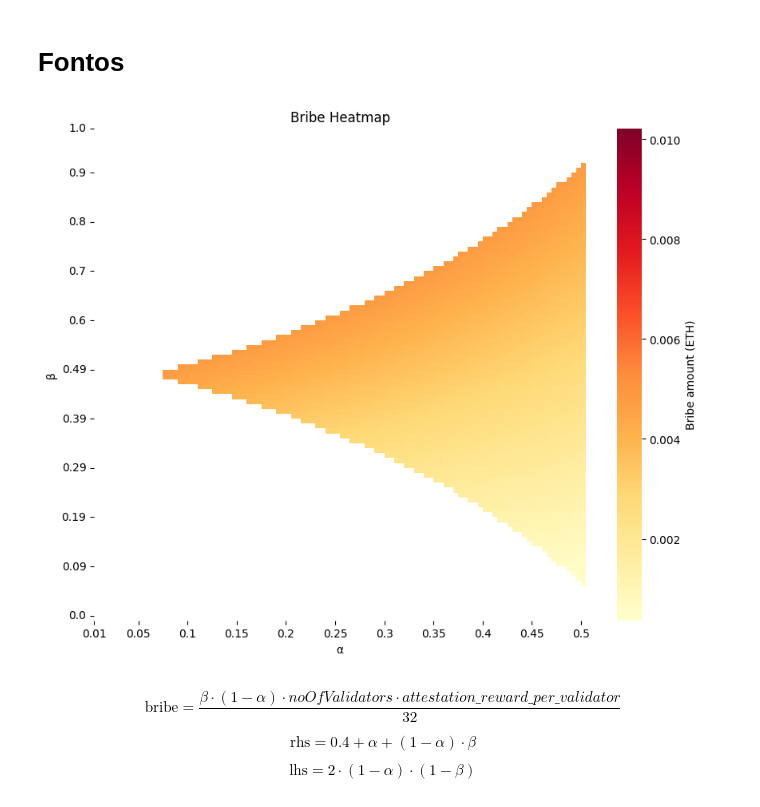
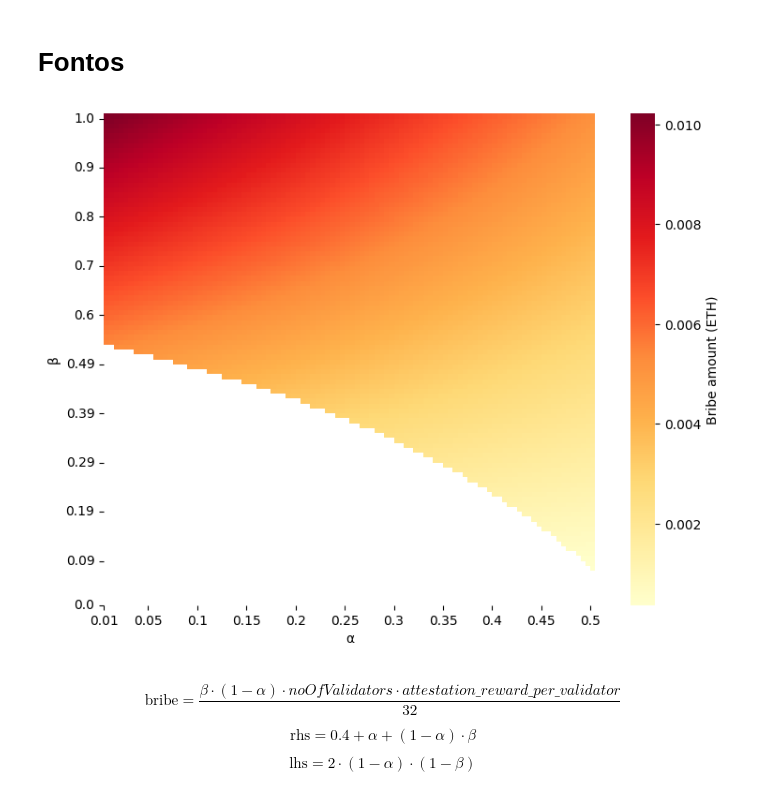
Before and after one commit to 0xSooki/bribery-zoo, a Jupyter notebook: Figures/playground.ipynb, the cells around one changed output. Drawn from its saved outputs; the diff is of its cells as text; code cells hidden in the pictures.

```diff
--- a/Figures/playground.ipynb
+++ b/Figures/playground.ipynb
@@ -122,38 +124,40 @@ for i, beta in enumerate(beta_vals):
 
         rhs = 0.4 + alpha + (1 - alpha) * beta
         #rhs = alpha * canonical_length + F * alpha * L + F * beta * (1 - alpha) * L
 
         if lhs < rhs:
 
             bribe[i, j] = beta * (1 - alpha) * noOfValidators * attestation_reward_per_validator / 32
             #bribe[i, j] = L * beta * (1 - alpha) * noOfValidators * attestation_reward_per_validator / 32
 
         # ábrázolni: (1-\alpha) \cdot \beta
 
 
 vmin_bribe = np.nanmin(bribe)
 vmax_bribe = np.nanmax(bribe)
 
 xticks_idx = np.linspace(0, len(alpha_vals)-1, 11, dtype=int)
 xticks = np.round(alpha_vals[xticks_idx], 2)
 
 yticks_idx = np.linspace(0, len(beta_vals)-1, 11, dtype=int)
 yticks = np.round(beta_vals[yticks_idx], 2)
 
-plt.figure(figsize=(10, 8))
-ax = sns.heatmap(np.flipud(bribe), cmap = "YlOrRd", mask = np.isnan(bribe), square = True, xticklabels = xticks, yticklabels = yticks[::-1],
+plt.figure(figsize=(8, 6))
+ax = sns.heatmap(bribe, cmap = "YlOrRd", mask = np.isnan(bribe), square = True, xticklabels = xticks, yticklabels = yticks[::-1],
                  cbar_kws={'label': 'Bribe amount (ETH)'}, vmin = vmin_bribe, vmax = vmax_bribe)
 
 ax.set_xlabel("α")
 ax.set_ylabel("β")
 ax.set_xticks(xticks_idx)
 ax.set_xticklabels(xticks, rotation=0, ha='center')
 ax.set_yticks(yticks_idx)
-ax.set_yticklabels(yticks[::-1], rotation=0, va='center')
-plt.title("Bribe Heatmap")
+ax.set_yticklabels(yticks, rotation=0, va='center')
+ax.invert_yaxis()
+
+plt.tight_layout()
 plt.show()
 # %% [output]
-[figure, old version]
+[figure, new version]
 # %% [markdown]
 $$ \text{bribe} = \frac{\beta \cdot (1 - \alpha) \cdot noOfValidators \cdot attestation\_reward\_per\_validator}{32} $$
 
```
Also changed, not shown: parts of 4 cells of this notebook.
